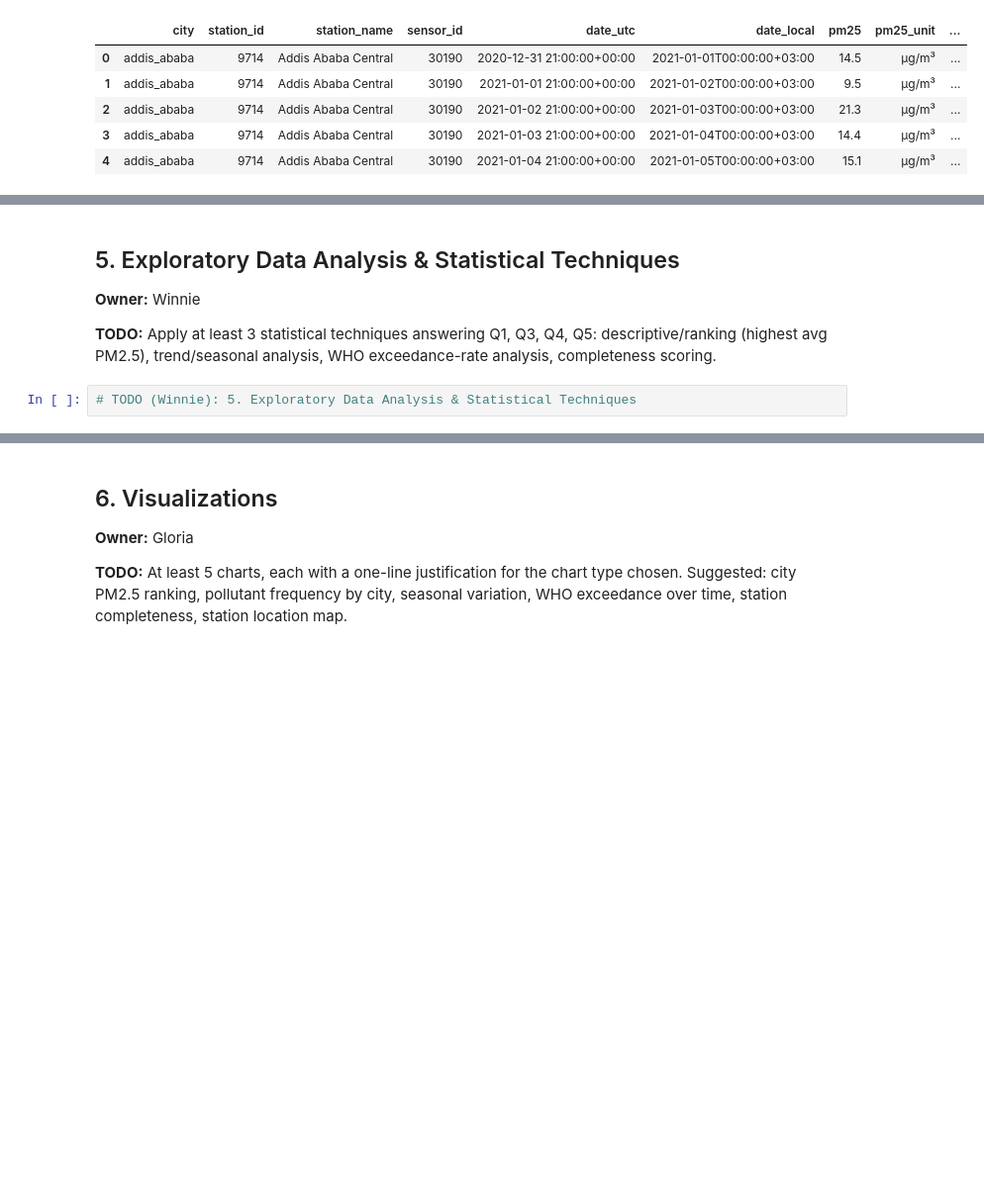
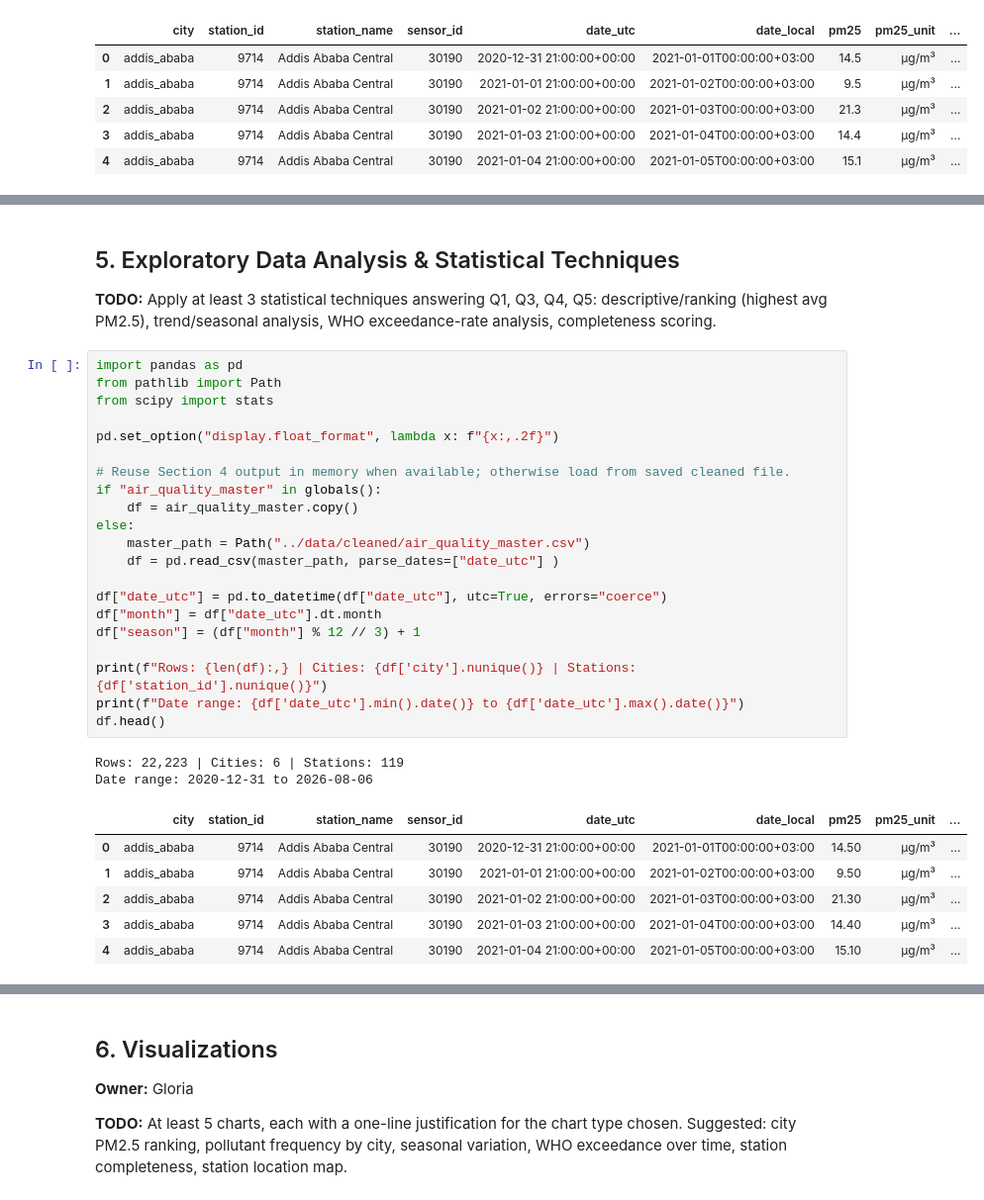
Before and after one commit to Simiyu-Gloria/air-quality-analysis-capstone, a Jupyter notebook: notebooks/analysis.ipynb, the cells around one changed output, grey strips where cells are left out. Shown at 99% size. Saved outputs shown, nothing was run; the diff lists cells and outputs as text; blank space fills up the shorter version.

```diff
--- a/notebooks/analysis.ipynb
+++ b/notebooks/analysis.ipynb
@@ -698,8 +696,34 @@ QA's .duplicated() check detected 0 duplicates; this matches that finding; the s
 # %% [markdown]
 ## 5. Exploratory Data Analysis & Statistical Techniques
 
-**Owner:** Winnie
-
 **TODO:** Apply at least 3 statistical techniques answering Q1, Q3, Q4, Q5: descriptive/ranking (highest avg PM2.5), trend/seasonal analysis, WHO exceedance-rate analysis, completeness scoring.
-# %%
-# TODO (Winnie): 5. Exploratory Data Analysis & Statistical Techniques
+# %%
+import pandas as pd
+from pathlib import Path
+from scipy import stats
+
+pd.set_option("display.float_format", lambda x: f"{x:,.2f}")
+
+# Reuse Section 4 output in memory when available; otherwise load from saved cleaned file.
+if "air_quality_master" in globals():
+    df = air_quality_master.copy()
+else:
+    master_path = Path("../data/cleaned/air_quality_master.csv")
+    df = pd.read_csv(master_path, parse_dates=["date_utc"] )
+
+df["date_utc"] = pd.to_datetime(df["date_utc"], utc=True, errors="coerce")
+df["month"] = df["date_utc"].dt.month
+df["season"] = (df["month"] % 12 // 3) + 1
+
+print(f"Rows: {len(df):,} | Cities: {df['city'].nunique()} | Stations: {df['station_id'].nunique()}")
+print(f"Date range: {df['date_utc'].min().date()} to {df['date_utc'].max().date()}")
+df.head()
+# %% [output]
+Rows: 22,223 | Cities: 6 | Stations: 119
+Date range: 2020-12-31 to 2026-08-06
+|  | city | station_id | station_name | sensor_id | date_utc | date_local | pm25 | pm25_unit | ... |
+| 0 | addis_ababa | 9714 | Addis Ababa Central | 30190 | 2020-12-31 21:00:00+00:00 | 2021-01-01T00:00:00+03:00 | 14.50 | µg/m³ | ... |
+| 1 | addis_ababa | 9714 | Addis Ababa Central | 30190 | 2021-01-01 21:00:00+00:00 | 2021-01-02T00:00:00+03:00 | 9.50 | µg/m³ | ... |
+| 2 | addis_ababa | 9714 | Addis Ababa Central | 30190 | 2021-01-02 21:00:00+00:00 | 2021-01-03T00:00:00+03:00 | 21.30 | µg/m³ | ... |
+| 3 | addis_ababa | 9714 | Addis Ababa Central | 30190 | 2021-01-03 21:00:00+00:00 | 2021-01-04T00:00:00+03:00 | 14.40 | µg/m³ | ... |
+| 4 | addis_ababa | 9714 | Addis Ababa Central | 30190 | 2021-01-04 21:00:00+00:00 | 2021-01-05T00:00:00+03:00 | 15.10 | µg/m³ | ... |
```
Also changed, not shown: parts of 22 cells of this notebook.
